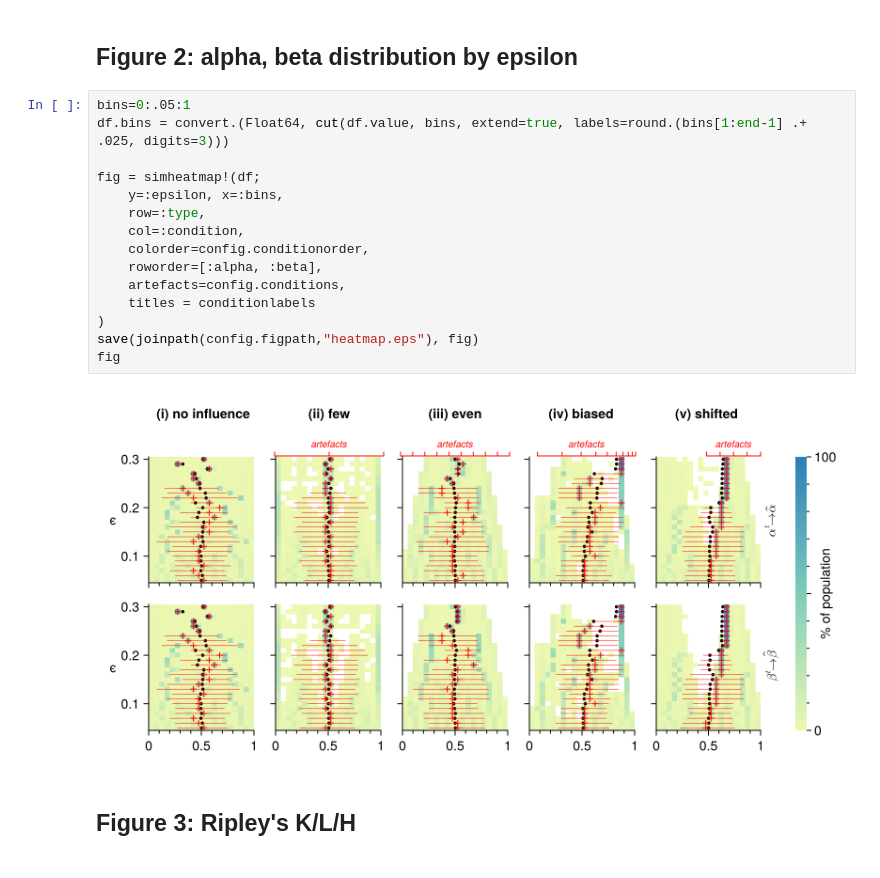
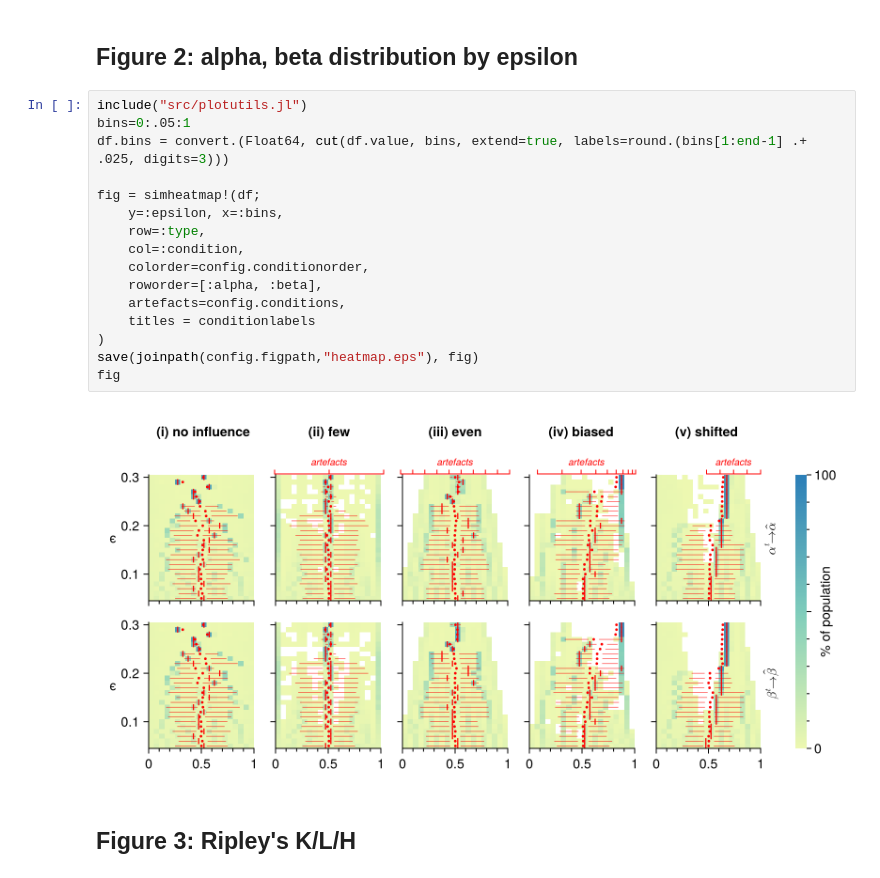
Before and after one commit to ethz-coss/artefacts-and-worldview, a Jupyter notebook: artefact_influence.ipynb, the cells around one changed output. Saved outputs shown, nothing was run; the diff lists cells and outputs as text.

Commit message:
change heatmap plot to greyscale-legible

```diff
--- a/artefact_influence.ipynb
+++ b/artefact_influence.ipynb
@@ -32,22 +32,23 @@ eachrow(converged[:, Not(:condition)]) |> maximum |> maximum
 # %% [markdown]
 ## Figure 2: alpha, beta distribution by epsilon
 # %%
+include("src/plotutils.jl")
 bins=0:.05:1
 df.bins = convert.(Float64, cut(df.value, bins, extend=true, labels=round.(bins[1:end-1] .+ .025, digits=3)))
 
 fig = simheatmap!(df;
     y=:epsilon, x=:bins,
     row=:type,
     col=:condition,
     colorder=config.conditionorder,
     roworder=[:alpha, :beta],
     artefacts=config.conditions,
     titles = conditionlabels
 )
 save(joinpath(config.figpath,"heatmap.eps"), fig)
 fig
 # %% [output]
-[figure, old version]
+[figure, new version]
 # %% [markdown]
 ## Figure 3: Ripley's K/L/H
 # %%
```
Also changed, not shown: parts of 1 cell of this notebook, 1 other file.
